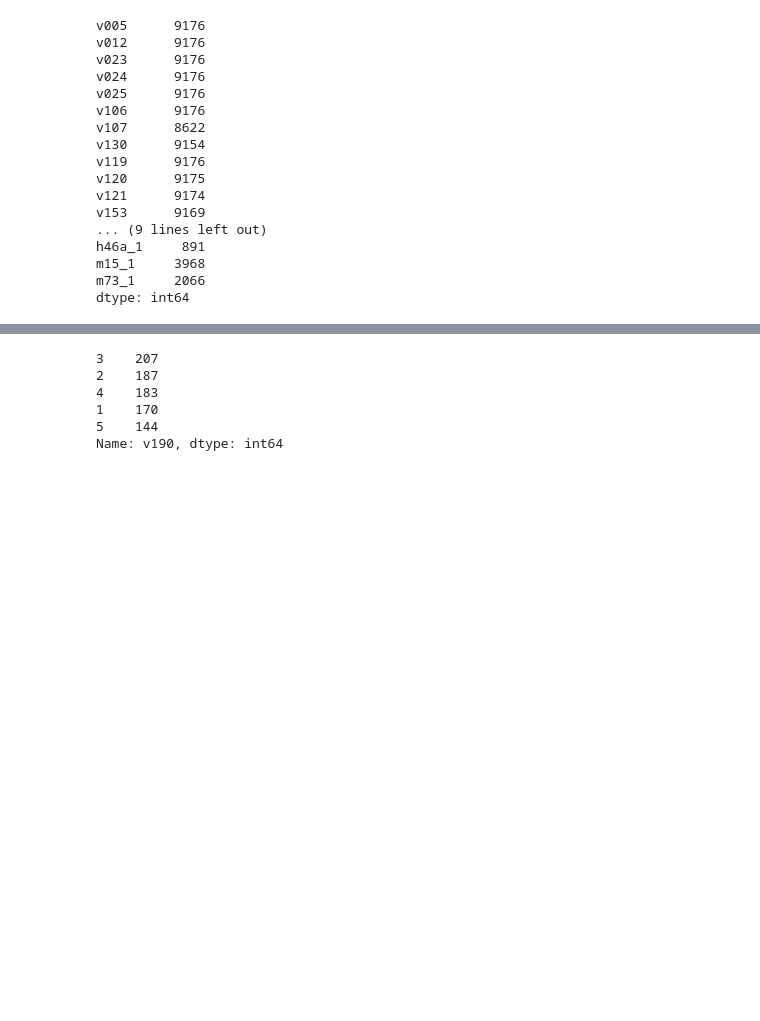
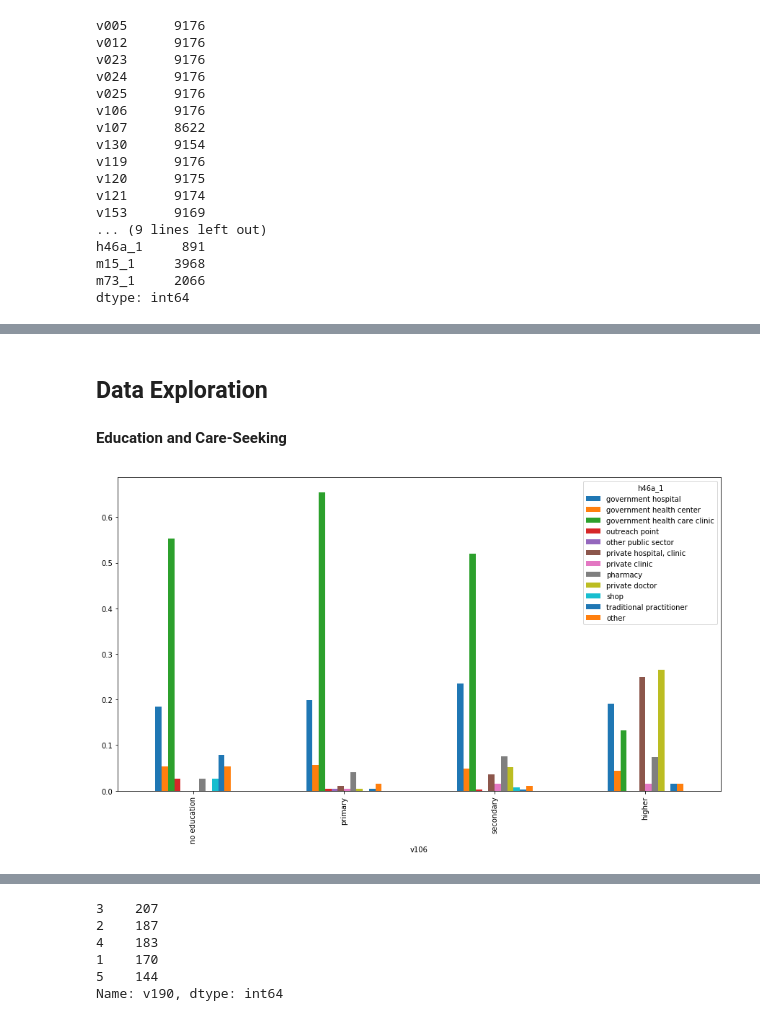
Before and after one commit to mike-osberg/ds_final_project, a Jupyter notebook: mike_osberg_final_project_part2.ipynb, the cells around one changed output, grey strips where cells are left out. Saved outputs shown, nothing was run; the diff lists cells and outputs as text; code cells hidden in the pictures; blank space fills up the shorter version.

```diff
--- a/mike_osberg_final_project_part2.ipynb
+++ b/mike_osberg_final_project_part2.ipynb
@@ -26,7 +24,7 @@ dhs_variables = ["v005","v012","v023","v024","v025", "v106", "v107", "v130", "v1
 # %%
 #load the data from the namibia DHS dataset
 data = Path('Datasets','NMIR61FL.DTA')
-nmb_dhs = pd.read_stata(data, columns = dhs_variables,convert_categoricals = False)
+nmb_dhs = pd.read_stata(data, columns = dhs_variables)
 
 #create a dataset that focuses on only the values of women ages 15-49. the survey notes suggest that there were 842 women who were added (over the ages of 50) in half of the households survyed.
 nmb_dhs = nmb_dhs.loc[nmb_dhs.loc[:,"v012"]<50,:]
@@ -125,0 +87,10 @@ dtype: int64
+# %% [markdown]
+## Data Exploration
+# %% [markdown]
+**Education and Care-Seeking**
+# %%
+#Cross-tab and plot of education level and care seeking. Normalized for each education level (e.g. each education level adds up to 100%)
+h46_v106 = pd.crosstab(nmb_dhs.loc[:,'v106'],nmb_dhs.loc[:,'h46a_1'],normalize = 'index').round(3)
+care_edu_normal = h46_v106.plot(kind = 'bar', figsize=(15,8))
+# %% [output]
+[figure, added]
```
Also changed, not shown: parts of 27 cells of this notebook.
